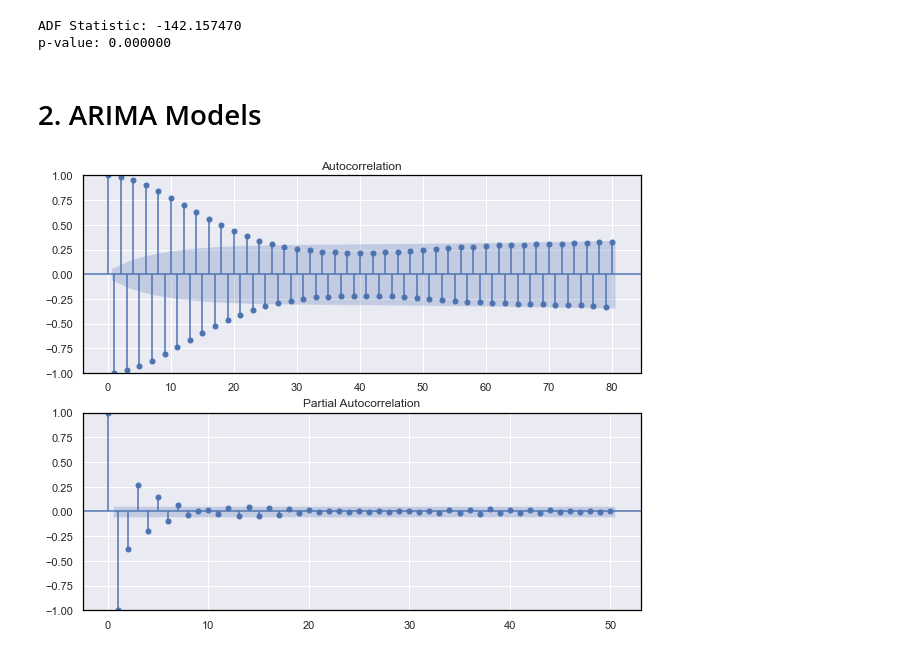
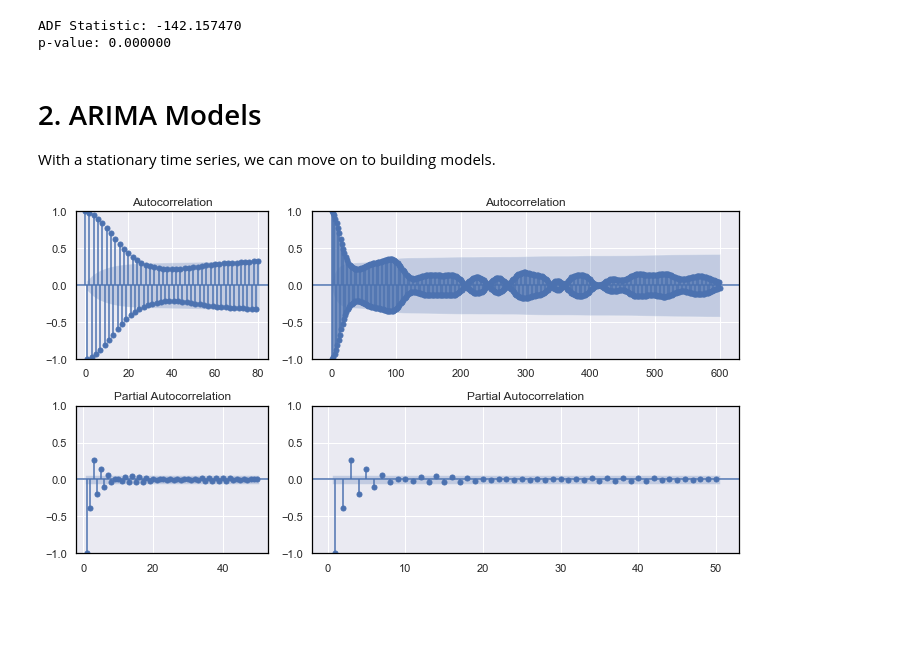
Before and after one commit to AndreasPalmgren/Weather-forecasting, a Jupyter notebook: Time Serie Analysis - Climate.ipynb, the cells around one changed output. Cells and saved outputs as stored; diff of their text form; code cells hidden in the pictures; blank space fills up the shorter version.

```diff
--- a/Time Serie Analysis - Climate.ipynb
+++ b/Time Serie Analysis - Climate.ipynb
@@ -249,11 +249,23 @@ ADF Statistic: -142.157470
 p-value: 0.000000
 # %% [markdown]
 # 2. ARIMA Models
+
+With a stationary time series, we can move on to building models.
 # %%
-plt.figure()
-plt.subplot(211)
+plt.figure(tight_layout=True)
+
+# ACF
+plt.subplot2grid((3, 3), (0, 0))
 plot_acf(temp_d12, lags=80, ax=plt.gca());
-plt.subplot(212)
-plot_pacf(temp_d12, lags=50, ax=plt.gca(), method='ywm');
+
+plt.subplot2grid((3, 3), (0, 1), colspan=2)
+plot_acf(temp_d12, lags=600, ax=plt.gca());
+
+# PACF
+plt.subplot2grid((3, 3), (1, 0))
+plot_pacf(temp_d12, lags=50, ax=plt.gca(), method='ywm', zero=False);
+
+plt.subplot2grid((3, 3), (1, 1), colspan=2)
+plot_pacf(temp_d12, lags=50, ax=plt.gca(), method='ywm', zero=False);
 # %% [output]
-[figure, old version]
+[figure, new version]
```
Also changed, not shown: parts of 10 cells of this notebook.
